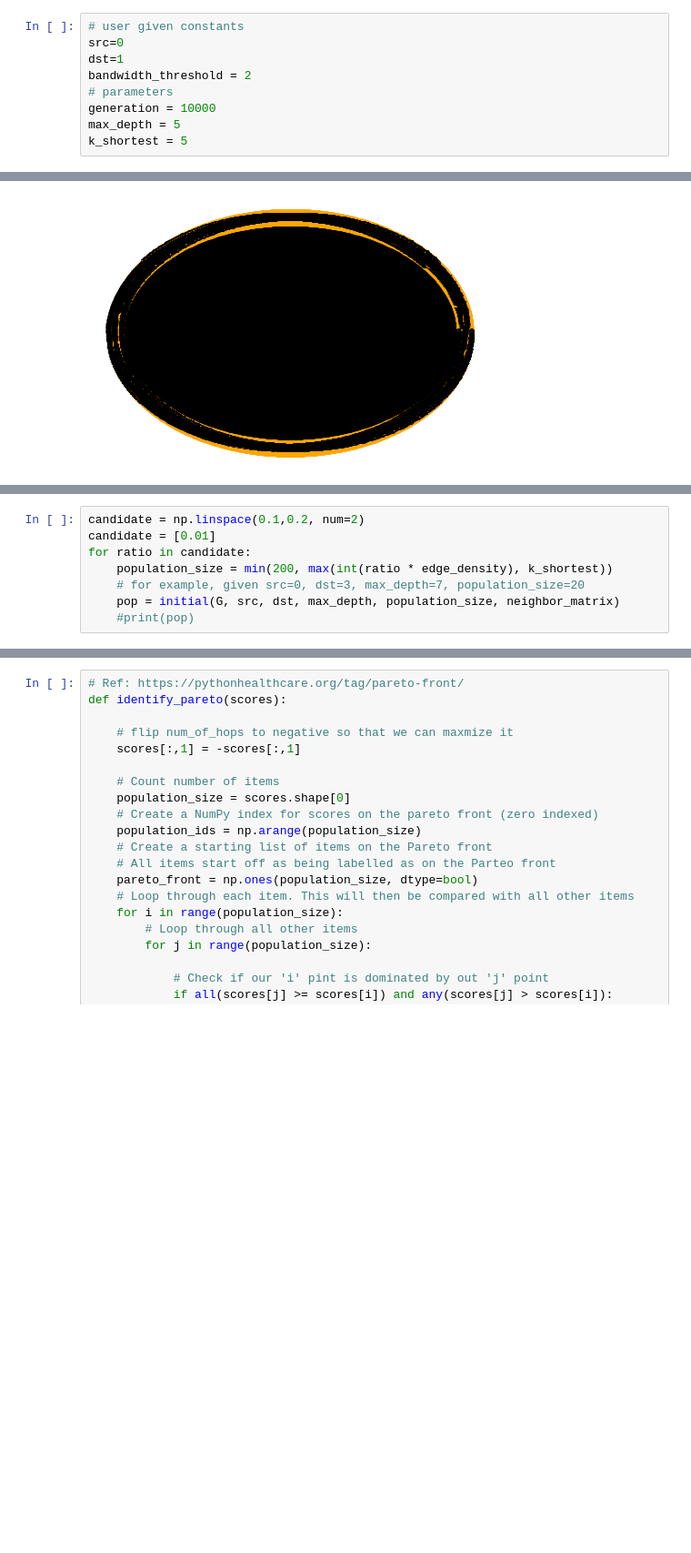
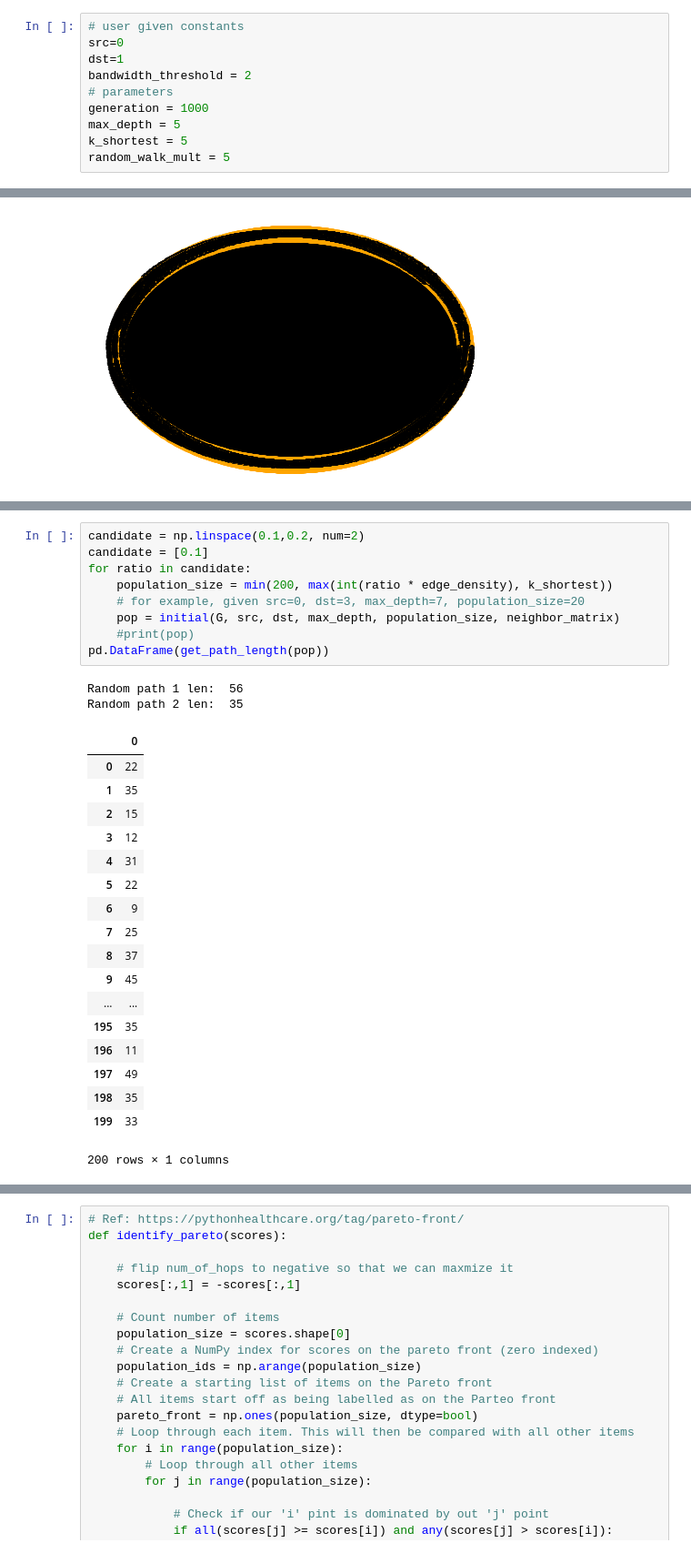
Before and after one commit to hhhhhojeihsu/evolutionary_computation, a Jupyter notebook: main.ipynb, the cells around one changed output, grey strips where cells are left out. Shown at 91% size. Saved outputs shown, nothing was run; the diff lists cells and outputs as text; blank space fills up the shorter version.

```diff
--- a/main.ipynb
+++ b/main.ipynb
@@ -15,9 +15,10 @@ src=0
 dst=1
 bandwidth_threshold = 2
 # parameters
-generation = 10000
+generation = 1000
 max_depth = 5
 k_shortest = 5
+random_walk_mult = 5
 # %%
 random.seed(datetime.now())
 # %%
@@ -137,8 +145,30 @@ print(edge_density)
 # %%
 candidate = np.linspace(0.1,0.2, num=2)
-candidate = [0.01]
+candidate = [0.1]
 for ratio in candidate:
     population_size = min(200, max(int(ratio * edge_density), k_shortest))
     # for example, given src=0, dst=3, max_depth=7, population_size=20
     pop = initial(G, src, dst, max_depth, population_size, neighbor_matrix)
     #print(pop)
+pd.DataFrame(get_path_length(pop))
+# %% [output]
+Random path 1 len:  56
+Random path 2 len:  35
+|  | 0 |
+| 0 | 22 |
+| 1 | 35 |
+| 2 | 15 |
+| 3 | 12 |
+| 4 | 31 |
+| 5 | 22 |
+| 6 | 9 |
+| 7 | 25 |
+| 8 | 37 |
+| 9 | 45 |
+| ... | ... |
+| 195 | 35 |
+| 196 | 11 |
+| 197 | 49 |
+| 198 | 35 |
+| 199 | 33 |
+200 rows × 1 columns
```
Also changed, not shown: parts of 14 cells of this notebook, 1 other file.
